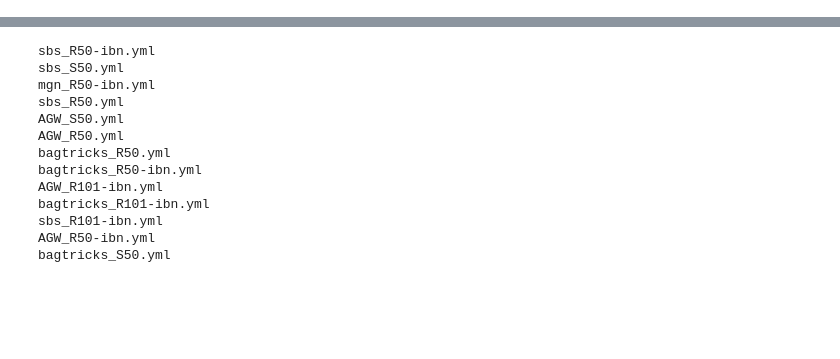
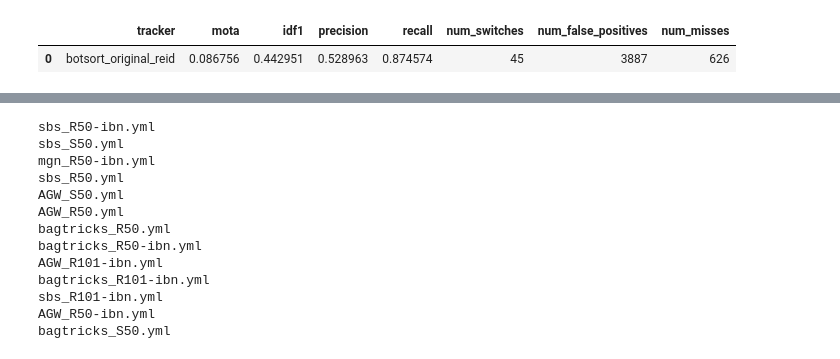
Before and after one commit to supervisely-ecosystem/tracking-by-detection, a Jupyter notebook: notebooks/test.ipynb, the cells around one changed output, grey strips where cells are left out. Cells and saved outputs as stored; diff of their text form; code cells hidden in the pictures; blank space fills up the shorter version.

```diff
--- a/notebooks/test.ipynb
+++ b/notebooks/test.ipynb
@@ -9,0 +20,6 @@ metrics
+# %%
+metrics2 = pd.read_excel('../data/eval_result/SportsMOT/sly_test_direct/metrics_1.xlsx')
+metrics2
+# %% [output]
+|  | tracker | mota | idf1 | precision | recall | num_switches | num_false_positives | num_misses |
+| 0 | botsort_original_reid | 0.086756 | 0.442951 | 0.528963 | 0.874574 | 45 | 3887 | 626 |
```
Also changed, not shown: parts of 26 cells of this notebook, 22 other files.
